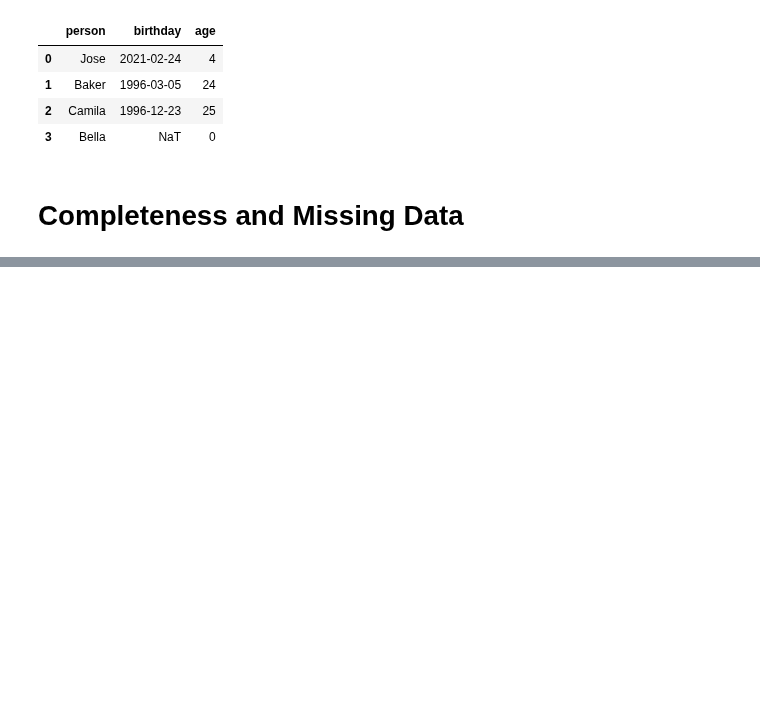
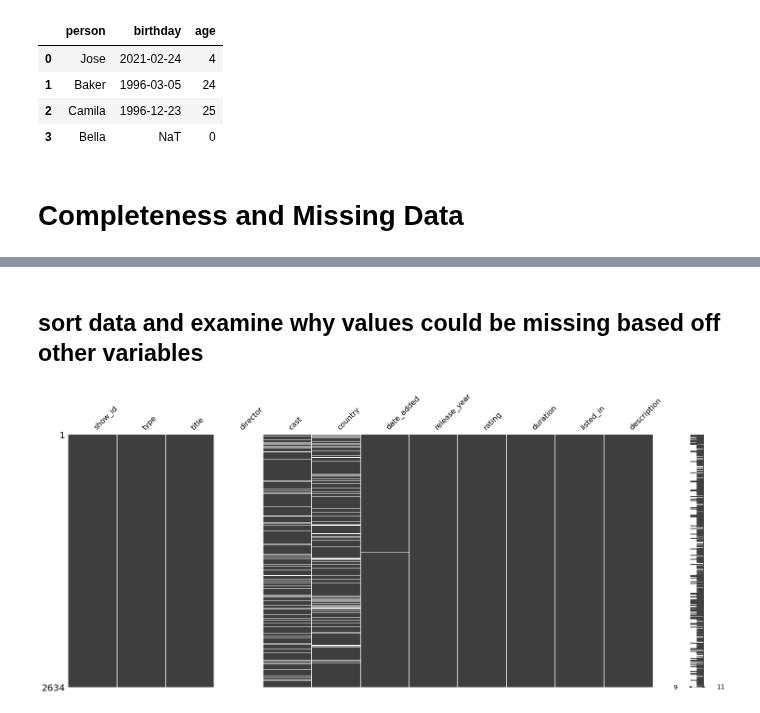
Before and after one commit to Jose-Servin/DataCamp, a Jupyter notebook: Courses/Cleaning_Data/cleaning_data.ipynb, the cells around one changed output, grey strips where cells are left out. Drawn from its saved outputs; the diff is of its cells as text; code cells hidden in the pictures; blank space fills up the shorter version.

```diff
--- a/Courses/Cleaning_Data/cleaning_data.ipynb
+++ b/Courses/Cleaning_Data/cleaning_data.ipynb
@@ -1005,0 +1045,3 @@ birthdays[~age_match]
+# %%
+missing_director = netflix[netflix['director'].isna()]
+present_director = netflix[~netflix['director'].isna()]
@@ -1005,0 +1072,7 @@ birthdays[~age_match]
+# %% [markdown]
+## sort data and examine why values could be missing based off other variables
+# %%
+msno.matrix(missing_director.sort_values('type'))
+plt.show()
+# %% [output]
+[figure, added]
```
Also changed, not shown: parts of 33 cells of this notebook.
